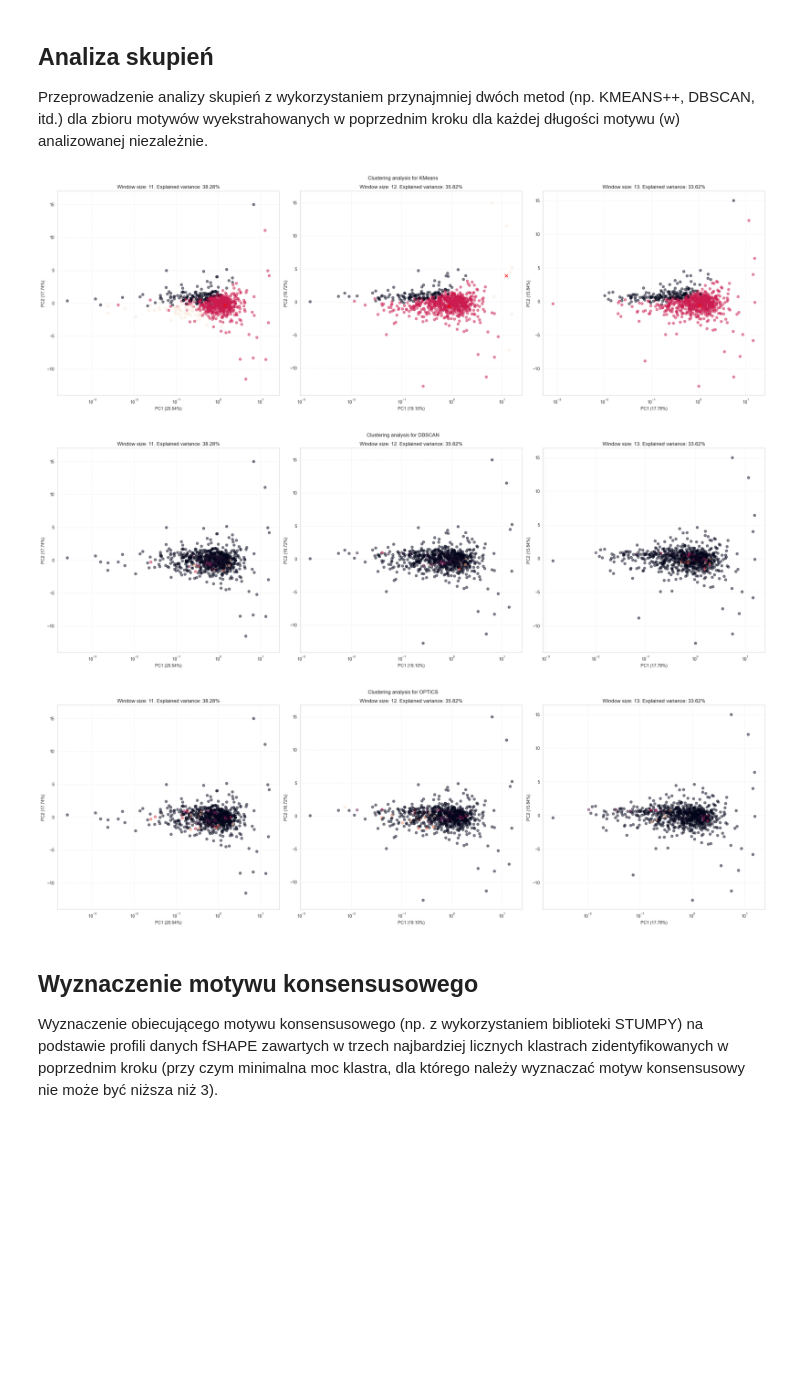
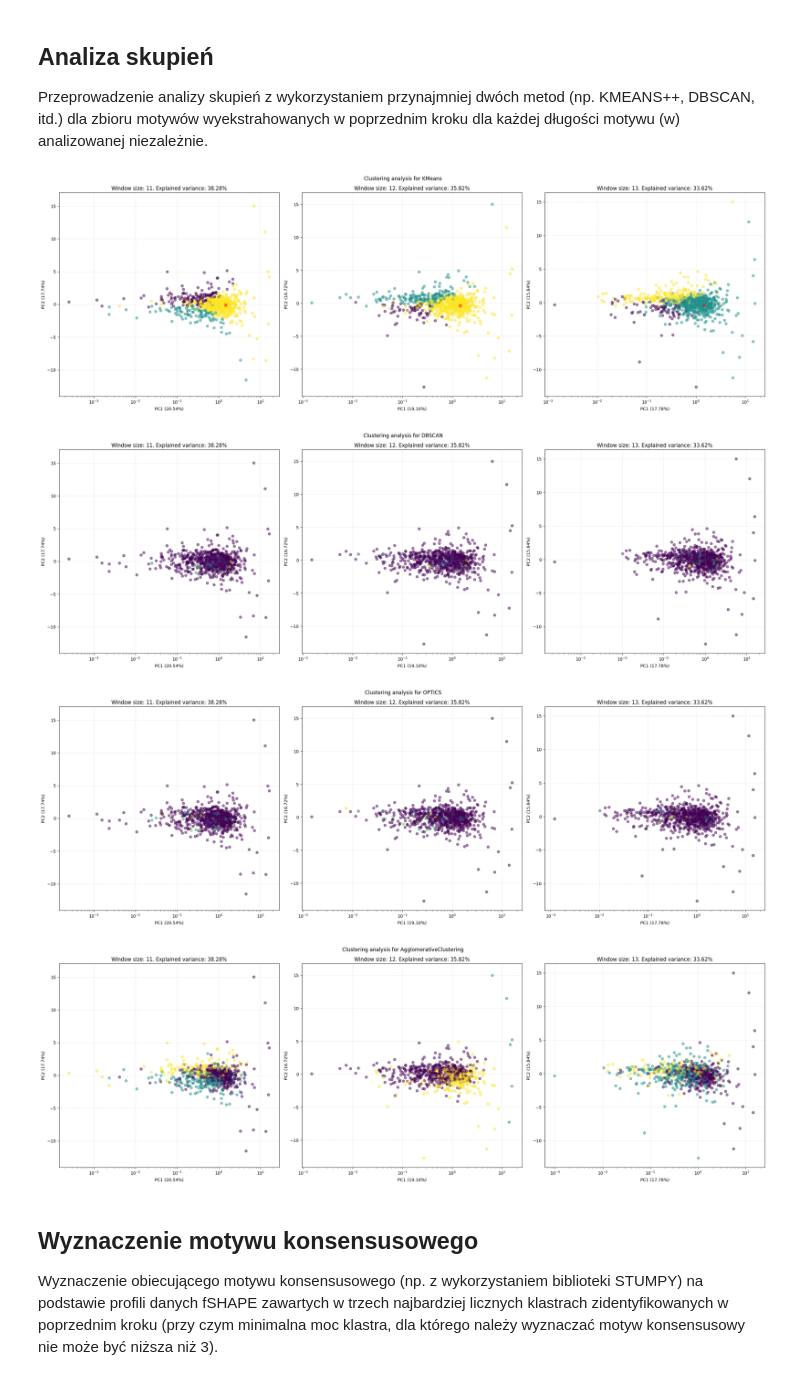
Before and after one commit to Mimikkk/2024-siwb, a Jupyter notebook: project-2/hnrnpa2b1_motifs.ipynb, the cells around one changed output. Saved outputs shown, nothing was run; the diff lists cells and outputs as text; code cells hidden in the pictures; blank space fills up the shorter version.

Commit message:
add Agglomerative Clustering

```diff
--- a/project-2/hnrnpa2b1_motifs.ipynb
+++ b/project-2/hnrnpa2b1_motifs.ipynb
@@ -147,7 +147,8 @@ Potencjalne motywy o długości 13: 1669
 Przeprowadzenie analizy skupień z wykorzystaniem przynajmniej dwóch metod (np. KMEANS++, DBSCAN, itd.) dla zbioru motywów wyekstrahowanych w poprzednim kroku dla każdej długości motywu (w) analizowanej niezależnie.
 # %%
 
-def analyze_clusters(model: KMeans | DBSCAN | OPTICS, sequences_frames: dict[int, DataFrame]):
+def analyze_clusters(model: KMeans | DBSCAN | OPTICS | AgglomerativeClustering | SpectralClustering | Birch | HDBSCAN,
+                     sequences_frames: dict[int, DataFrame]):
   figure, axes = plt.subplots(1, len(sequences_frames), figsize=(24, 8), tight_layout=True)
   name = model.__class__.__name__
 
@@ -155,36 +156,43 @@ def analyze_clusters(model: KMeans | DBSCAN | OPTICS, sequences_frames: dict[int
   for axis, (length, frame) in zip(axes, sequences_frames.items()):
     x = np.array(frame.reactivity.tolist())
     predicted = model.fit_predict(x)
     points = pca.fit_transform(x)
 
     (pc1, pc2) = pca.explained_variance_ratio_
     axis.scatter(points[:, 0], points[:, 1], c=predicted, alpha=0.5)
     axis.set_title(f"Window size: {length}. Explained variance: {(pc1 + pc2) * 100:.2f}%")
 
     axis.set_xlabel(f"PC1 ({pc1 * 100:.2f}%)")
     axis.set_ylabel(f"PC2 ({pc2 * 100:.2f}%)")
     axis.grid(linestyle="--", linewidth=0.5, alpha=0.5)
     axis.set_xscale("log")
 
     if isinstance(model, KMeans):
       centers = pca.transform(model.cluster_centers_)
       axis.scatter(centers[:, 0], centers[:, 1], marker="x", color="red", s=50)
 
   plt.suptitle(f"Clustering analysis for {name}")
   plt.show()
 
 models = {
   "KMeans++": KMeans(n_clusters=3, init="k-means++"),
   "DBSCAN": DBSCAN(eps=0.8, min_samples=3),
+  # "HDBSCAN": HDBSCAN(min_cluster_size=3),
   "OPTICS": OPTICS(min_samples=3),
+  # "OPTICS_dbscan": OPTICS(min_samples=3, cluster_method="dbscan"), # 18
+  # "OPTICS_min": OPTICS(min_samples=3, min_cluster_size=100),
+  "Agglomerative": AgglomerativeClustering(n_clusters=3),
+  # "Spectral": SpectralClustering(n_clusters=3),
+  # "Birch": Birch(n_clusters=3)
 }
 
 for name, model in models.items():
   analyze_clusters(model, sequences_frames)
 # %% [output]
-[figure, old version]
+[figure, new version]
-[figure, old version]
+[figure, new version]
-[figure, old version]
+[figure, new version]
+[figure, added]
 # %% [markdown]
 ## Wyznaczenie motywu konsensusowego
 
```
Also changed, not shown: parts of 6 cells of this notebook, 1 other file.
